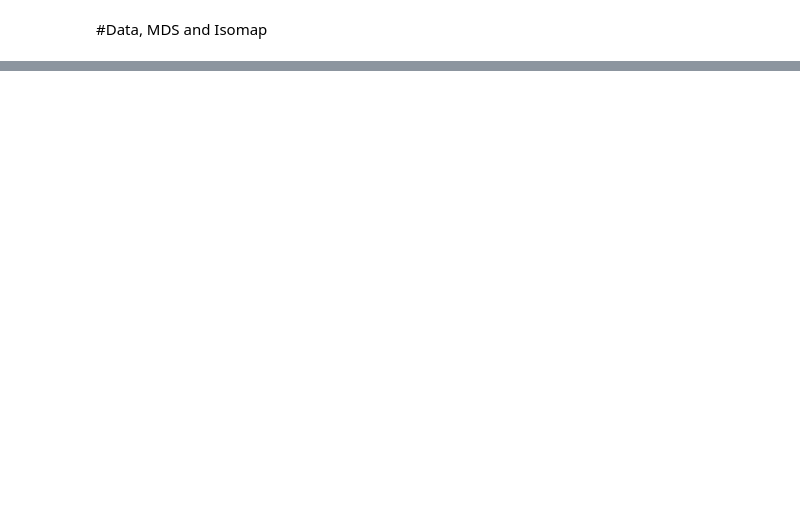
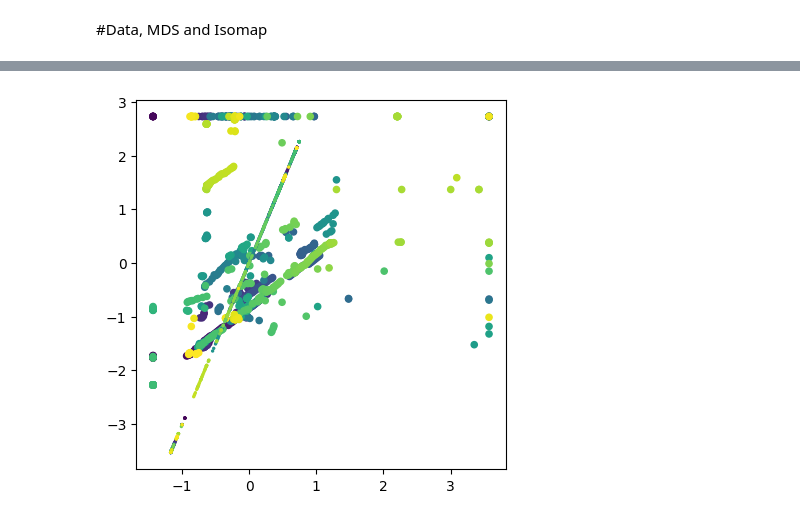
Before and after one commit to whosphong/USER-REVIEW-SEGMENTATION---UAmath509, a Jupyter notebook: Code/mds.ipynb, the cells around one changed output, grey strips where cells are left out. Saved outputs shown, nothing was run; the diff lists cells and outputs as text; code cells hidden in the pictures; blank space fills up the shorter version.

```diff
--- a/Code/mds.ipynb
+++ b/Code/mds.ipynb
@@ -243,0 +134,24 @@ pd.DataFrame(np.array([kmeans_2.labels_, kmeans_inf.labels_, kmeans_iso.labels_]
+# %%
+def evaluate(points, labels):
+  print("Silhouette: ", sk.metrics.silhouette_score(points, labels))
+  print("Calinski-Harabasz: ", sk.metrics.calinski_harabasz_score(points, labels))
+  print("Davies-Bouldin: ", sk.metrics.davies_bouldin_score(points, labels))
+
+def center(arr, axis):
+  return arr - np.mean(arr, axis=axis, keepdims=True)
+
+def MDS(D, n_dims):     # input squared distance matrix, return matrix of MDS points
+  B = -center(center(D, axis=0), axis=1)/2
+  w, v = sla.eigsh(B, k=n_dims)
+  return v @ np.diag(w)**0.5
+# %%
+n_dims = 1
+X = MDS(ssp.distance_matrix(test, test, p=2), n_dims)
+fig = plt.figure()
+ax = fig.add_subplot()
+ax.set_box_aspect(1)
+ax.scatter(test[:,0],test[:,1],s=20,c=np.arange(ntest))
+ax.scatter(3*X * pca.components_[0][0], 3*X * pca.components_[0][1],s=2,c=np.arange(ntest))
+plt.show()
+# %% [output]
+[figure, added]
```
Also changed, not shown: parts of 53 cells of this notebook.
